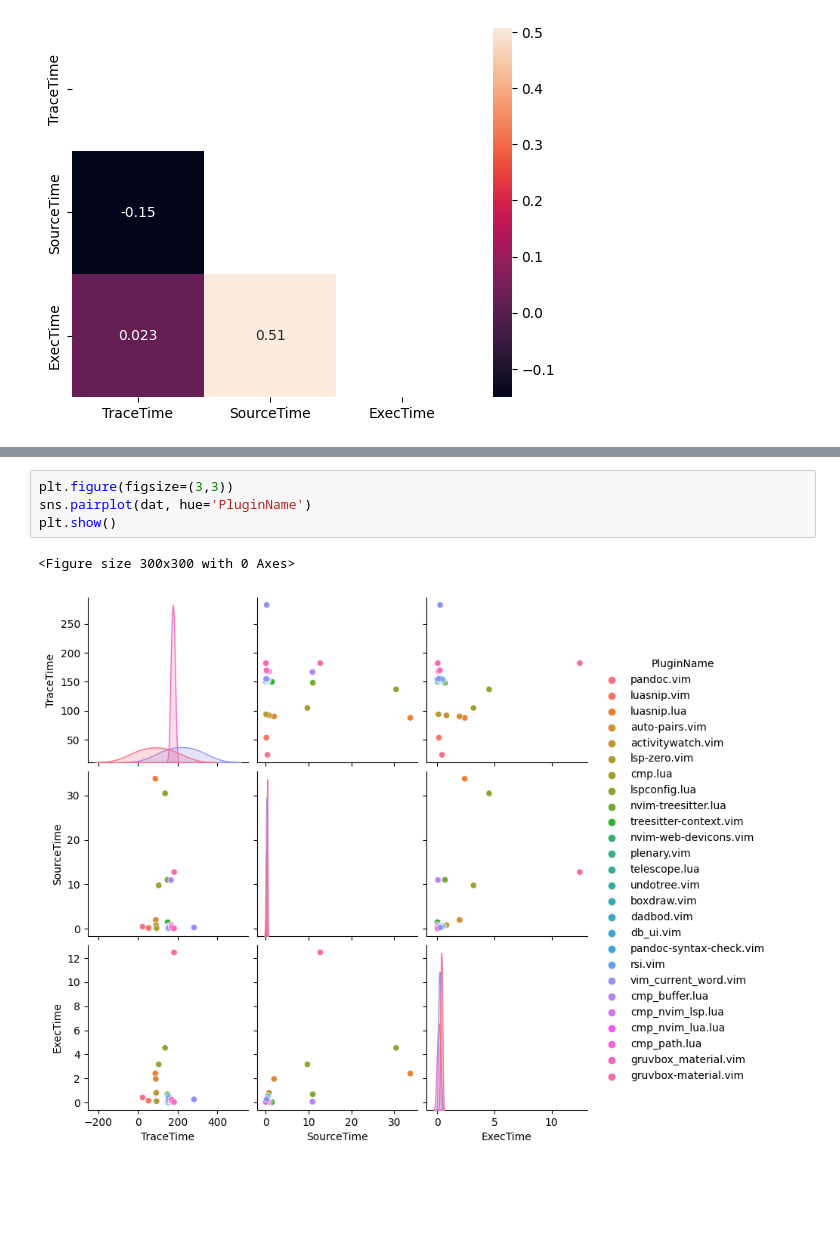
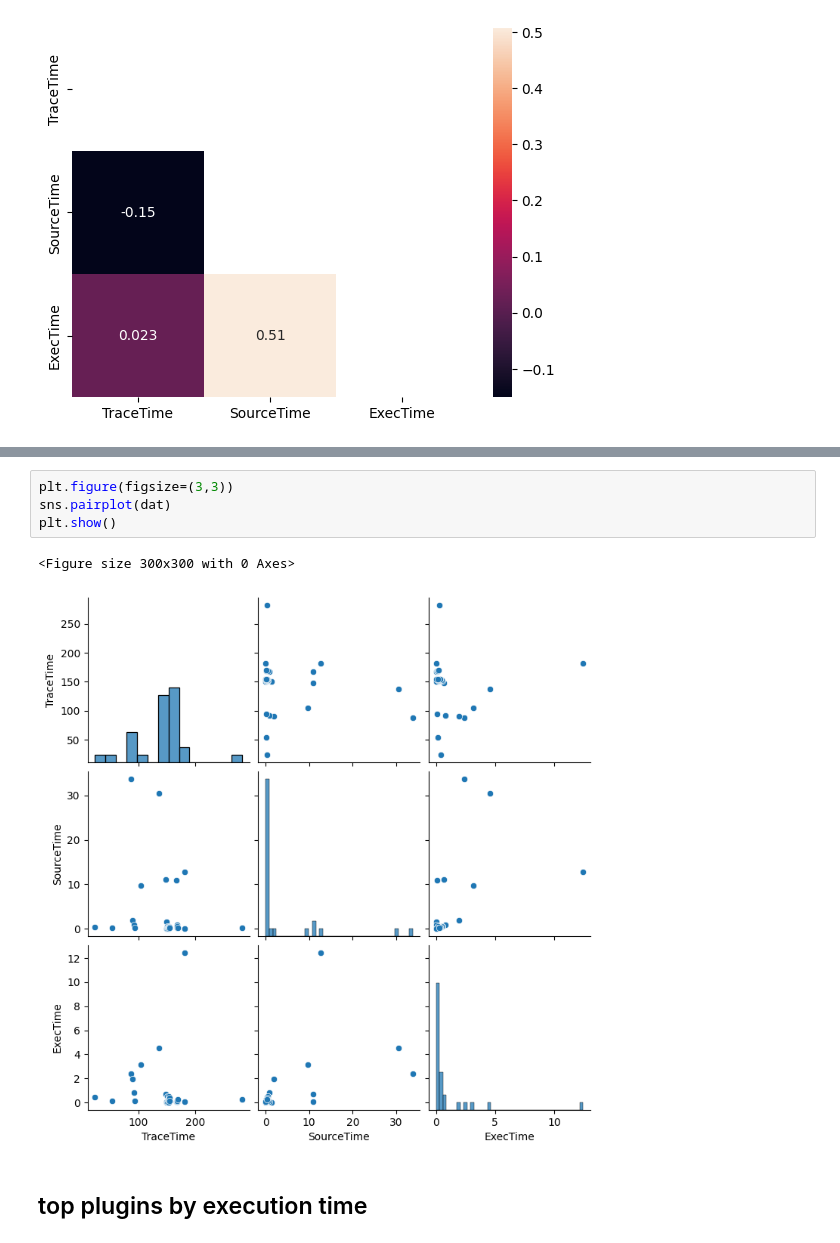
Before and after one commit to AnupPainuly/neovim-startup-analysis, a Jupyter notebook: neovim_startup-time.ipynb, the cells around one changed output, grey strips where cells are left out. Saved outputs shown, nothing was run; the diff lists cells and outputs as text; blank space fills up the shorter version.

```diff
--- a/neovim_startup-time.ipynb
+++ b/neovim_startup-time.ipynb
@@ -85,8 +72,10 @@ sns.violinplot(dat['SourceTime'], ax=ax[1])
 # %%
 plt.figure(figsize=(3,3))
-sns.pairplot(dat, hue='PluginName')
+sns.pairplot(dat)
 plt.show()
 # %% [output]
 <Figure size 300x300 with 0 Axes>
-[figure, old version]
+[figure, new version]
+# %% [markdown]
+## top plugins by execution time
 # %%
```
Also changed, not shown: parts of 14 cells of this notebook, 2 other files.
